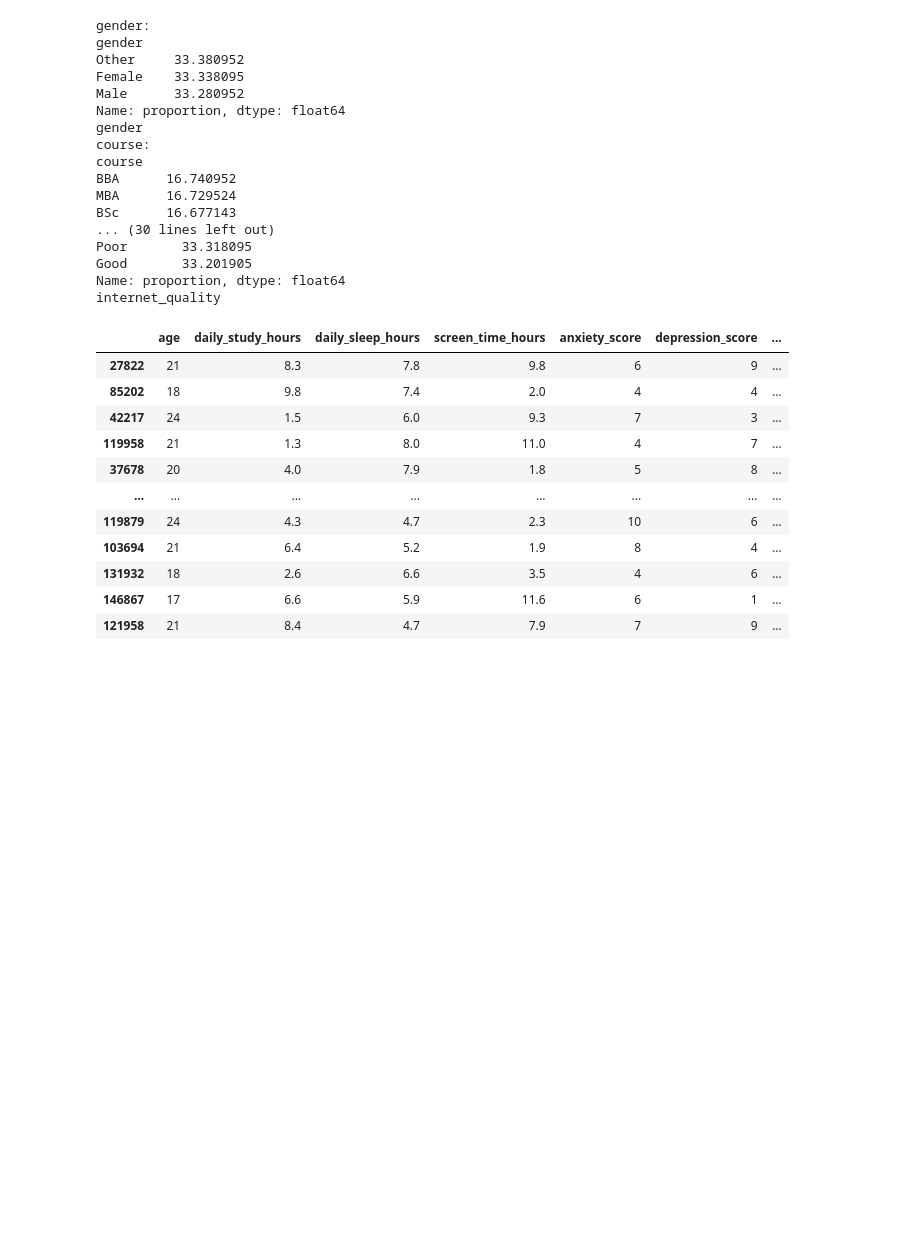
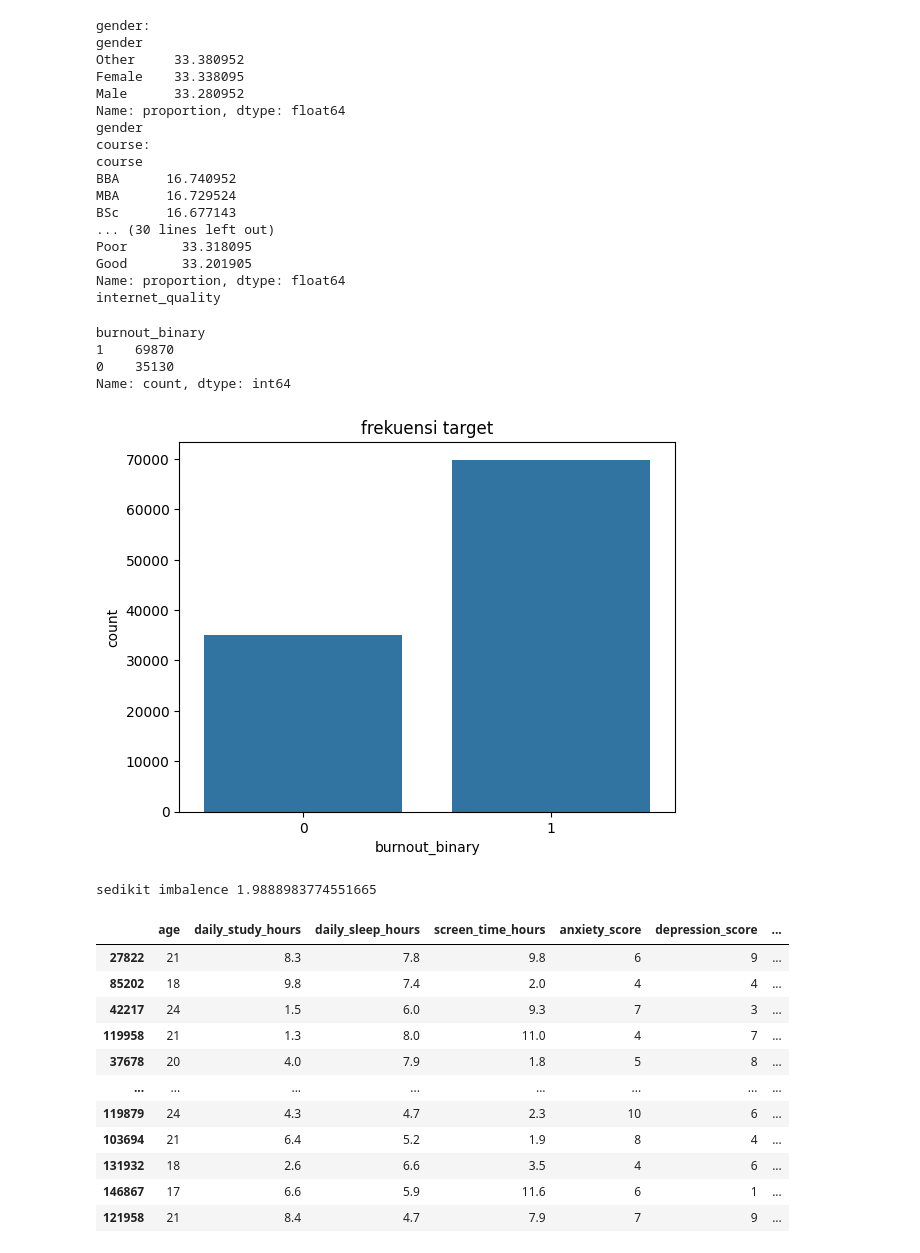
Before and after one commit to wen24-collab/MODEL-MACHINE-LEARNING-CLASSIFIICATION-TINGGKLAT-BRANOUT-SISWA-DAN-ORANG-DEWASA, a Jupyter notebook: prediksi_kelulusan.ipynb, the cells around one changed output. Drawn from its saved outputs; the diff is of its cells as text; code cells hidden in the pictures; blank space fills up the shorter version.

Commit message:
EDA target

```diff
--- a/prediksi_kelulusan.ipynb
+++ b/prediksi_kelulusan.ipynb
@@ -360,3 +366,29 @@ Poor       33.318095
 Good       33.201905
 Name: proportion, dtype: float64
 internet_quality
+# %%
+#meliaht diisitibus class kita
+
+print(y_latih.value_counts())
+sns.countplot(x=y_latih)
+plt.title("frekuensi target")
+plt.show()
+# %% [output]
+burnout_binary
+1    69870
+0    35130
+Name: count, dtype: int64
+[figure, added]
+# %%
+
+imbalance_rasio = y_latih.value_counts()
+rasio = imbalance_rasio.max() / imbalance_rasio.min()
+
+if rasio < 1.5:
+    print(f'data aman tidak imbalence {rasio}')
+elif rasio > 1.5 and rasio <= 3:
+    print(f"sedikit imbalence {rasio}")
+else:
+    print(f"data imbalence {rasio}")
+# %% [output]
+sedikit imbalence 1.9888983774551665
```
Also changed, not shown: parts of 6 cells of this notebook.
